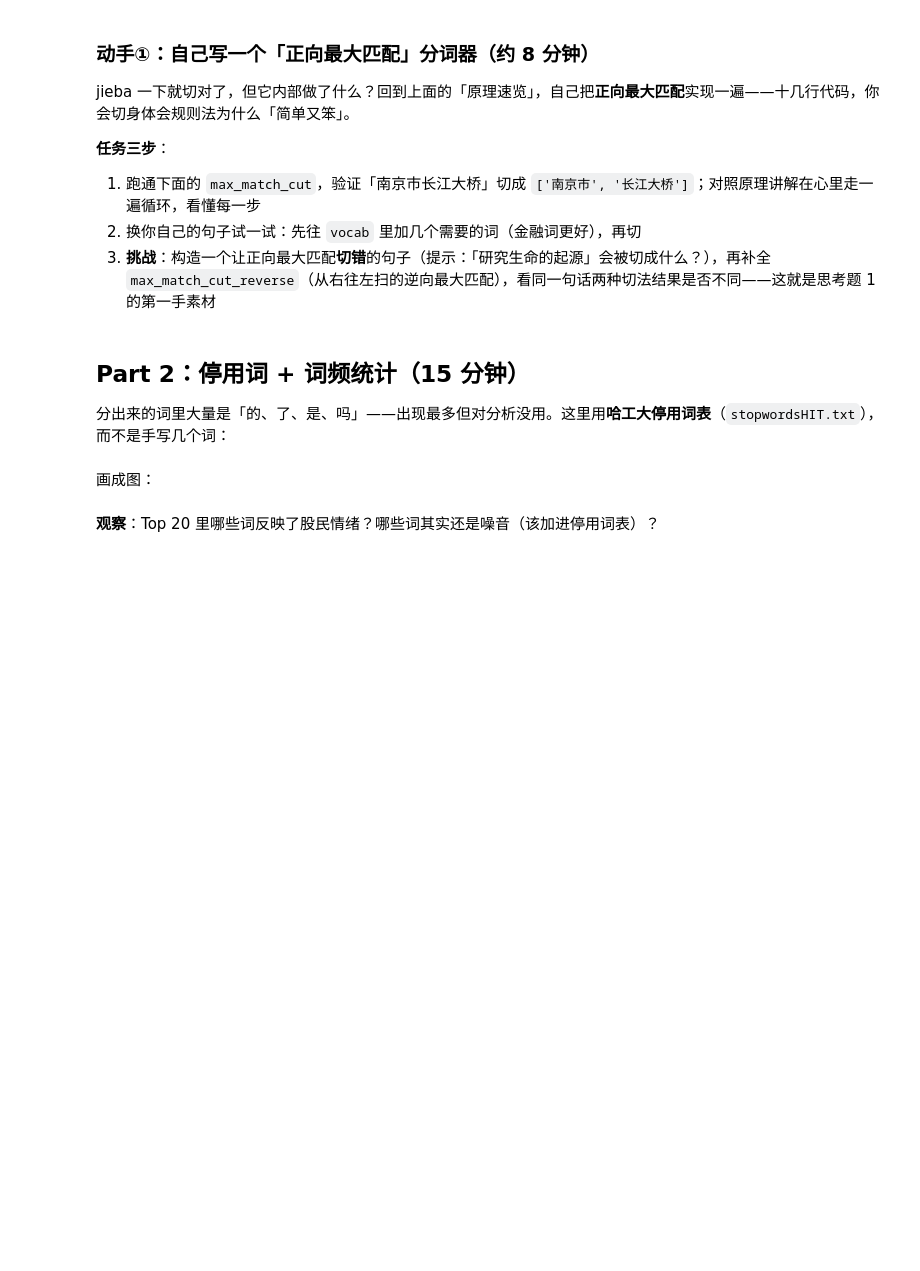
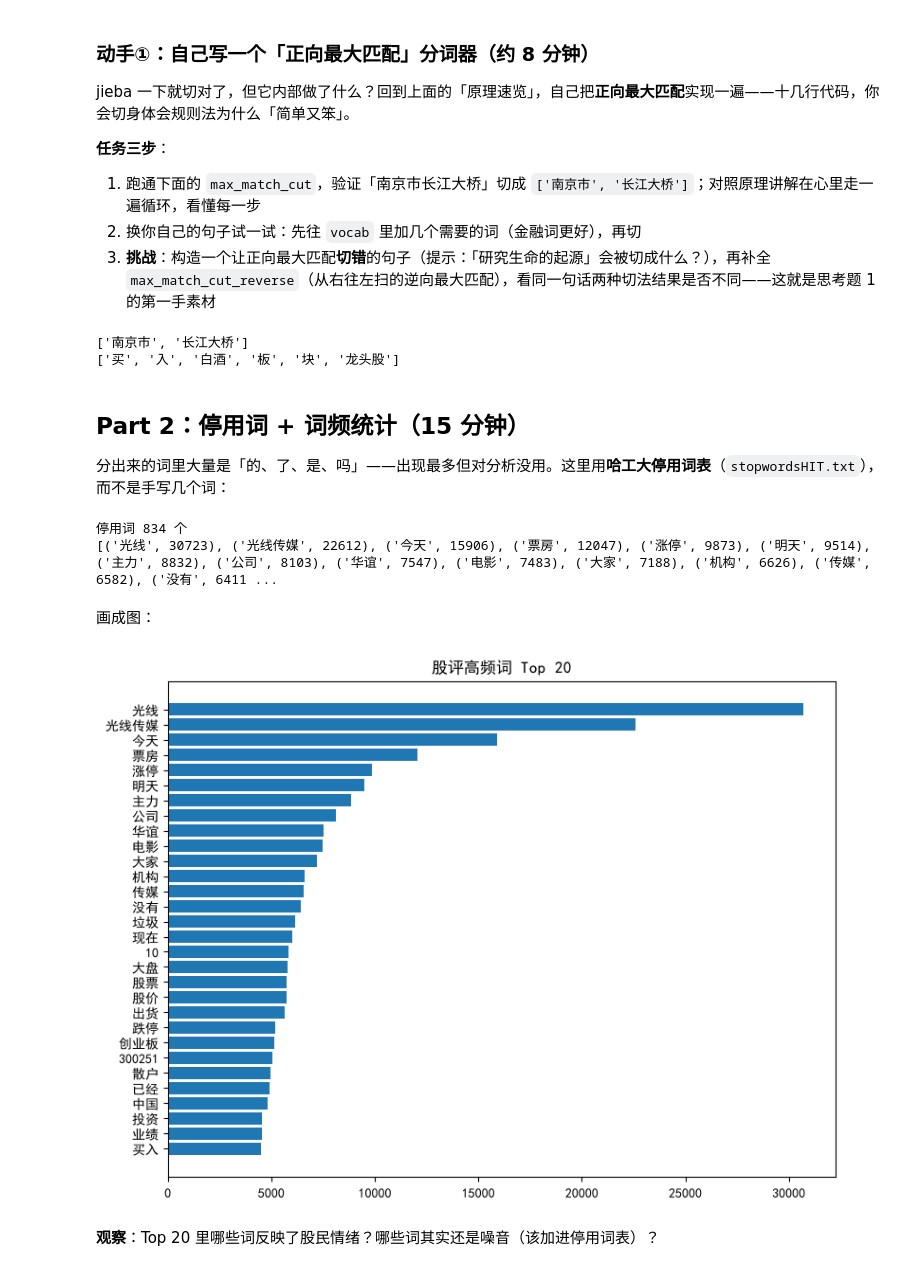
Before and after one commit to haichaozheng/my-app-2026, a Jupyter notebook: data-analysis/weeks/week09/week09-nlp-lab.ipynb, the cells around one changed output. Saved outputs shown, nothing was run; the diff lists cells and outputs as text; code cells hidden in the pictures; blank space fills up the shorter version.

```diff
--- a/data-analysis/weeks/week09/week09-nlp-lab.ipynb
+++ b/data-analysis/weeks/week09/week09-nlp-lab.ipynb
@@ -117,0 +147,4 @@ print(list(jieba.cut(text)))
+# %%
+# ② 加载金融自定义词典后再分
+jieba.load_userdict("userdict.txt")
+print(list(jieba.cut(text)))
@@ -151,8 +204,11 @@ vocab = {"南京", "南京市", "市长", "江", "大桥", "长江", "长江大
 print(max_match_cut("南京市长江大桥", vocab))    # 期望 ['南京市', '长江大桥']
 
 # 任务 2：往 vocab 里加你的词，切你自己的句子
-# vocab.update({"白酒", "龙头股"})
-# print(max_match_cut("买入白酒板块龙头股", vocab))
+vocab.update({"白酒", "龙头股"})
+print(max_match_cut("买入白酒板块龙头股", vocab))
+# %% [output]
+['南京市', '长江大桥']
+['买', '入', '白酒', '板', '块', '龙头股']
 # %% [markdown]
 ## Part 2：停用词 + 词频统计（15 分钟）
 
@@ -178,24 +234,29 @@ for c in df["text"]:
 
 freq = Counter(words)
 print(freq.most_common(20))
+# %% [output]
+停用词 834 个
+[('光线', 30723), ('光线传媒', 22612), ('今天', 15906), ('票房', 12047), ('涨停', 9873), ('明天', 9514), ('主力', 8832), ('公司', 8103), ('华谊', 7547), ('电影', 7483), ('大家', 7188), ('机构', 6626), ('传媒', 6582), ('没有', 6411 ...
 # %% [markdown]
 画成图：
 # %%
 import matplotlib.pyplot as plt
 
 plt.rcParams["font.sans-serif"] = ["SimHei"]   # 中文显示
 plt.rcParams["axes.unicode_minus"] = False
 
-top20 = freq.most_common(20)
+top20 = freq.most_common(30)
 labels, counts = zip(*top20)
 
 plt.figure(figsize=(8, 6))
 plt.barh(range(len(labels))[::-1], counts)
 plt.yticks(range(len(labels))[::-1], labels)
 plt.title("股评高频词 Top 20")
 plt.tight_layout()
 plt.savefig("nlp_top20_words.png", dpi=150)
 plt.show()
+# %% [output]
+[figure, added]
 # %% [markdown]
 **观察**：Top 20 里哪些词反映了股民情绪？哪些词其实还是噪音（该加进停用词表）？
 # %% [markdown]
```
Also changed, not shown: parts of 21 cells of this notebook, 12 other files.
